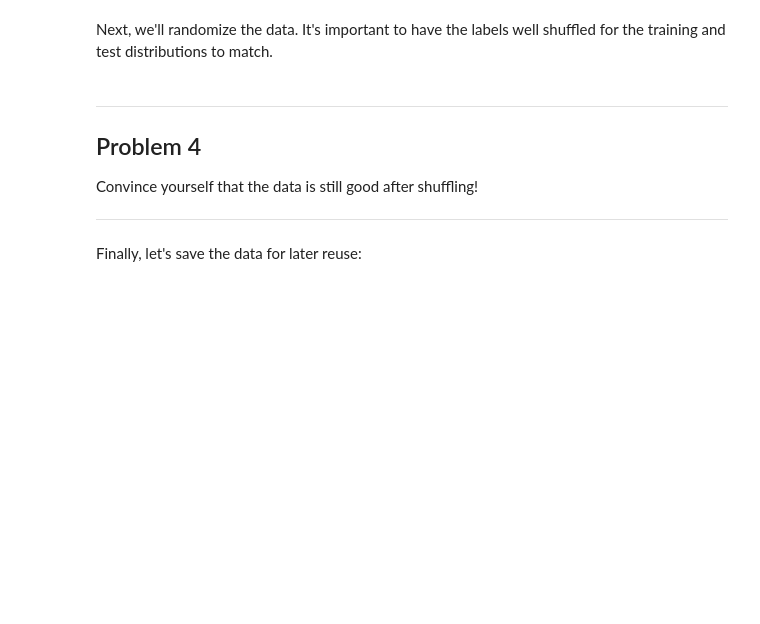
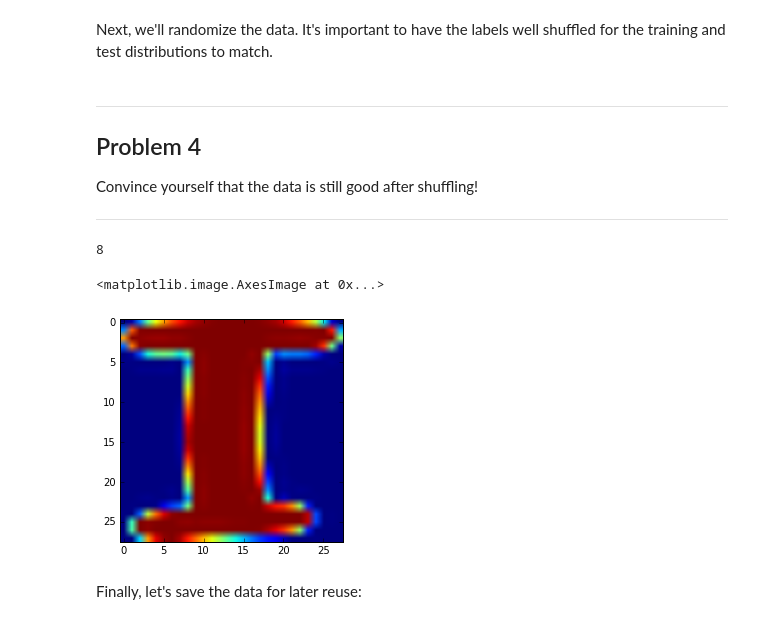
Before and after one commit to klangner/deep-learning-tutorial, a Jupyter notebook: notebooks/udacity/1_notmnist.ipynb, the cells around one changed output. Saved outputs shown, nothing was run; the diff lists cells and outputs as text; code cells hidden in the pictures; blank space fills up the shorter version.

```diff
--- a/notebooks/udacity/1_notmnist.ipynb
+++ b/notebooks/udacity/1_notmnist.ipynb
@@ -179,3 +198,8 @@ Problem 3
 Another check: we expect the data to be balanced across classes. Verify that.
 
 ---
+# %%
+for fp in train_datasets:
+    with open(fp,'rb') as f:
+        l = pickle.load(f)
+        print('Letter %s: %d' % (fp, len(l)))
@@ -257,6 +295,14 @@ Problem 4
 Convince yourself that the data is still good after shuffling!
 
 ---
+# %%
+index = 103
+print(train_labels[index])
+plt.imshow(train_dataset[index])
+# %% [output]
+8
+<matplotlib.image.AxesImage at 0x...>
+[figure, added]
 # %% [markdown]
 Finally, let's save the data for later reuse:
 # %%
```
Also changed, not shown: parts of 13 cells of this notebook, 1 other file.
